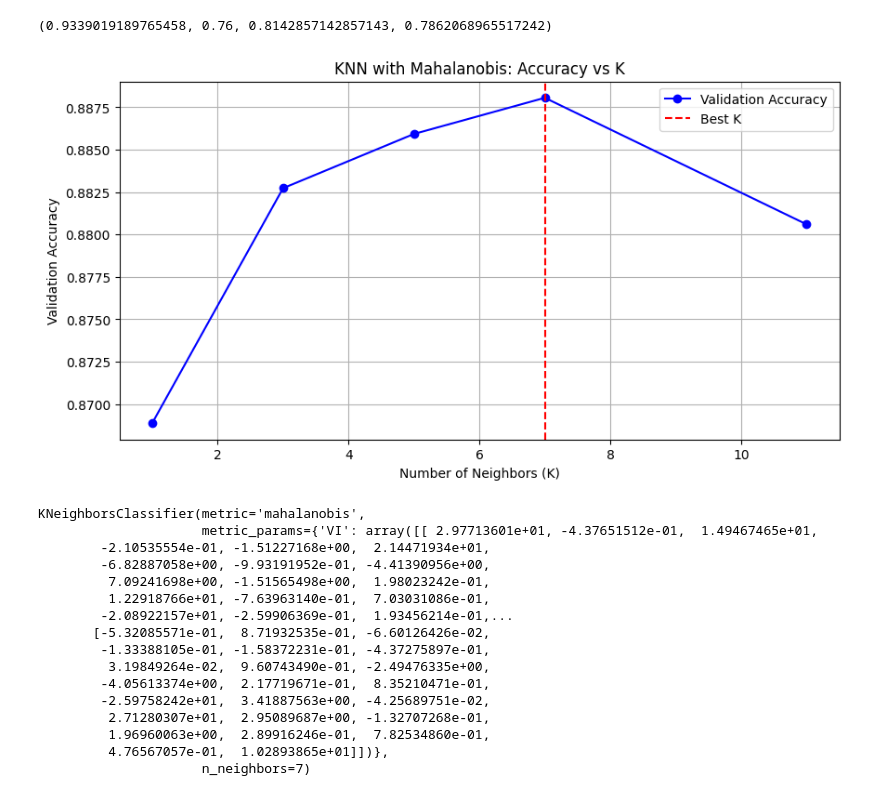
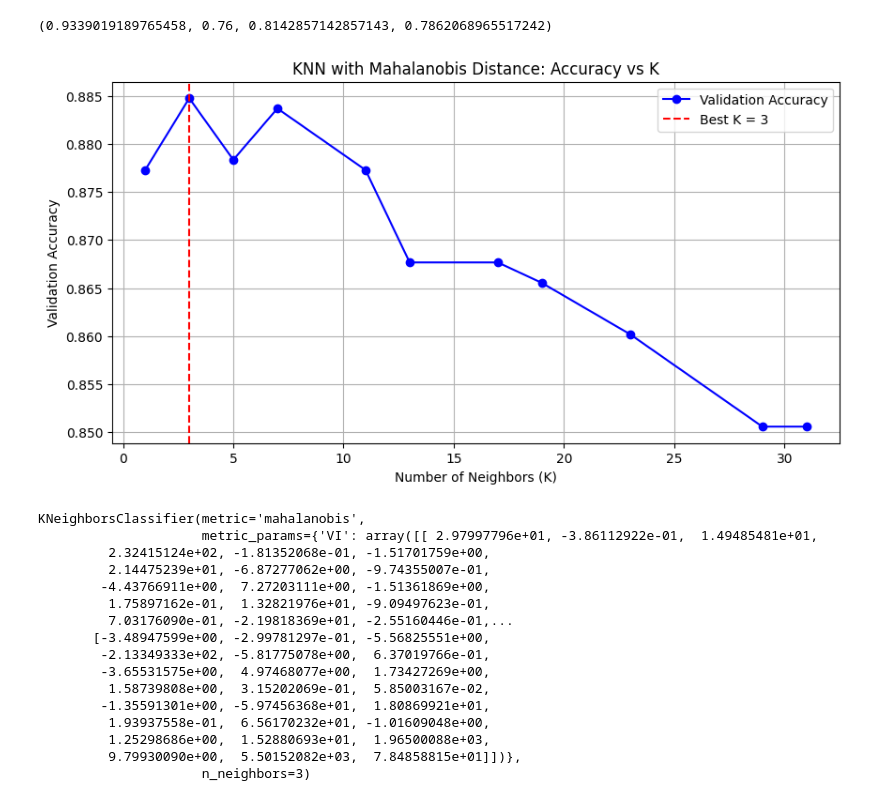
Before and after one commit to PriyanshuRao-code/AI-Lab-Project, a Jupyter notebook: team_24_supervised_learning.ipynb, the cells around one changed output. Saved outputs shown, nothing was run; the diff lists cells and outputs as text; code cells hidden in the pictures.

```diff
--- a/team_24_supervised_learning.ipynb
+++ b/team_24_supervised_learning.ipynb
@@ -269,17 +269,15 @@ y_test_knn = np.array(y_test)
 import matplotlib.pyplot as plt
 from sklearn.metrics import accuracy_score
 # %%
-def mahalanobis_distance(x, mean, inv_cov_matrix):
-    diff = x - mean
-    mahal_dist = np.sqrt(np.dot(np.dot(diff.T, inv_cov_matrix), diff))
-    return mahal_dist
+def mahalanobis_distance(x1, x2, inv_cov_matrix):
+    diff = x1 - x2
+    return np.sqrt(np.dot(np.dot(diff.T, inv_cov_matrix), diff))
 # %%
 from collections import Counter
 # %%
 def knn_mahalanobis(X_train, y_train, X_test, K):
-    mean_vector = np.mean(X_train, axis=0)  # Compute mean of training data
     cov_matrix = np.cov(X_train.T)
-    inv_cov_matrix = np.linalg.pinv(cov_matrix)  # Compute pseudo-inverse for stability
+    inv_cov_matrix = np.linalg.pinv(cov_matrix)
     y_pred = []
 
     for x in X_test:
@@ -291,50 +289,55 @@ def knn_mahalanobis(X_train, y_train, X_test, K):
 
     return np.array(y_pred)
 # %%
-k_values = [1, 3, 5, 7, 11]
+k_values = [1, 3, 5, 7, 11, 13, 17, 19, 23, 29, 31]
 accuracies = []
+
 for k in k_values:
     y_valid_pred = knn_mahalanobis(X_train_knn, y_train_knn, X_valid_knn, k)
     acc = accuracy_score(y_valid_knn, y_valid_pred)
     accuracies.append(acc)
 
-# Find the best K
+# Choose best K
 best_k = k_values[np.argmax(accuracies)]
 # %%
 plt.figure(figsize=(10, 5))
 plt.plot(k_values, accuracies, marker='o', linestyle='-', color='blue', label="Validation Accuracy")
-plt.axvline(x=best_k, color='red', linestyle='--', label="Best K")
+plt.axvline(x=best_k, color='red', linestyle='--', label=f"Best K = {best_k}")
 plt.xlabel("Number of Neighbors (K)")
 plt.ylabel("Validation Accuracy")
-plt.title("KNN with Mahalanobis: Accuracy vs K")
+plt.title("KNN with Mahalanobis Distance: Accuracy vs K")
 plt.legend()
 plt.grid()
 plt.show()
 # %% [output]
-[figure, old version]
+[figure, new version]
 # %%
-mean_vector = np.mean(X_train_knn, axis=0)
 cov_matrix = np.cov(X_train_knn.T)
 inv_cov_matrix = np.linalg.pinv(cov_matrix)
-knn_final = KNeighborsClassifier(n_neighbors=best_k, metric="mahalanobis", metric_params={"VI": inv_cov_matrix})
+
+knn_final = KNeighborsClassifier(
+    n_neighbors=best_k,
+    metric="mahalanobis",
+    metric_params={"VI": inv_cov_matrix}
+)
 knn_final.fit(X_train_knn, y_train_knn)
 # %% [output]
 KNeighborsClassifier(metric='mahalanobis',
-                     metric_params={'VI': array([[ 2.97713601e+01, -4.37651512e-01,  1.49467465e+01,
-        -2.10535554e-01, -1.51227168e+00,  2.14471934e+01,
-        -6.82887058e+00, -9.93191952e-01, -4.41390956e+00,
-         7.09241698e+00, -1.51565498e+00,  1.98023242e-01,
-         1.22918766e+01, -7.63963140e-01,  7.03031086e-01,
-        -2.08922157e+01, -2.59906369e-01,  1.93456214e-01,...
-       [-5.32085571e-01,  8.71932535e-01, -6.60126426e-02,
-        -1.33388105e-01, -1.58372231e-01, -4.37275897e-01,
-         3.19849264e-02,  9.60743490e-01, -2.49476335e+00,
-        -4.05613374e+00,  2.17719671e-01,  8.35210471e-01,
-        -2.59758242e+01,  3.41887563e+00, -4.25689751e-02,
-         2.71280307e+01,  2.95089687e+00, -1.32707268e-01,
-         1.96960063e+00,  2.89916246e-01,  7.82534860e-01,
-         4.76567057e-01,  1.02893865e+01]])},
-                     n_neighbors=7)
+                     metric_params={'VI': array([[ 2.97997796e+01, -3.86112922e-01,  1.49485481e+01,
+         2.32415124e+02, -1.81352068e-01, -1.51701759e+00,
+         2.14475239e+01, -6.87277062e+00, -9.74355007e-01,
+        -4.43766911e+00,  7.27203111e+00, -1.51361869e+00,
+         1.75897162e-01,  1.32821976e+01, -9.09497623e-01,
+         7.03176090e-01, -2.19818369e+01, -2.55160446e-01,...
+       [-3.48947599e+00, -2.99781297e-01, -5.56825551e+00,
+        -2.13349333e+02, -5.81775078e+00,  6.37019766e-01,
+        -3.65531575e+00,  4.97468077e+00,  1.73427269e+00,
+         1.58739808e+00,  3.15202069e-01,  5.85003167e-02,
+        -1.35591301e+00, -5.97456368e+01,  1.80869921e+01,
+         1.93937558e-01,  6.56170232e+01, -1.01609048e+00,
+         1.25298686e+00,  1.52880693e+01,  1.96500088e+03,
+         9.79930090e+00,  5.50152082e+03,  7.84858815e+01]])},
+                     n_neighbors=3)
 # %%
 y_valid_pred_knn = knn_final.predict(X_valid_knn)
 y_test_pred_knn = knn_final.predict(X_test_knn)
```
Also changed, not shown: parts of 1 cell of this notebook.
